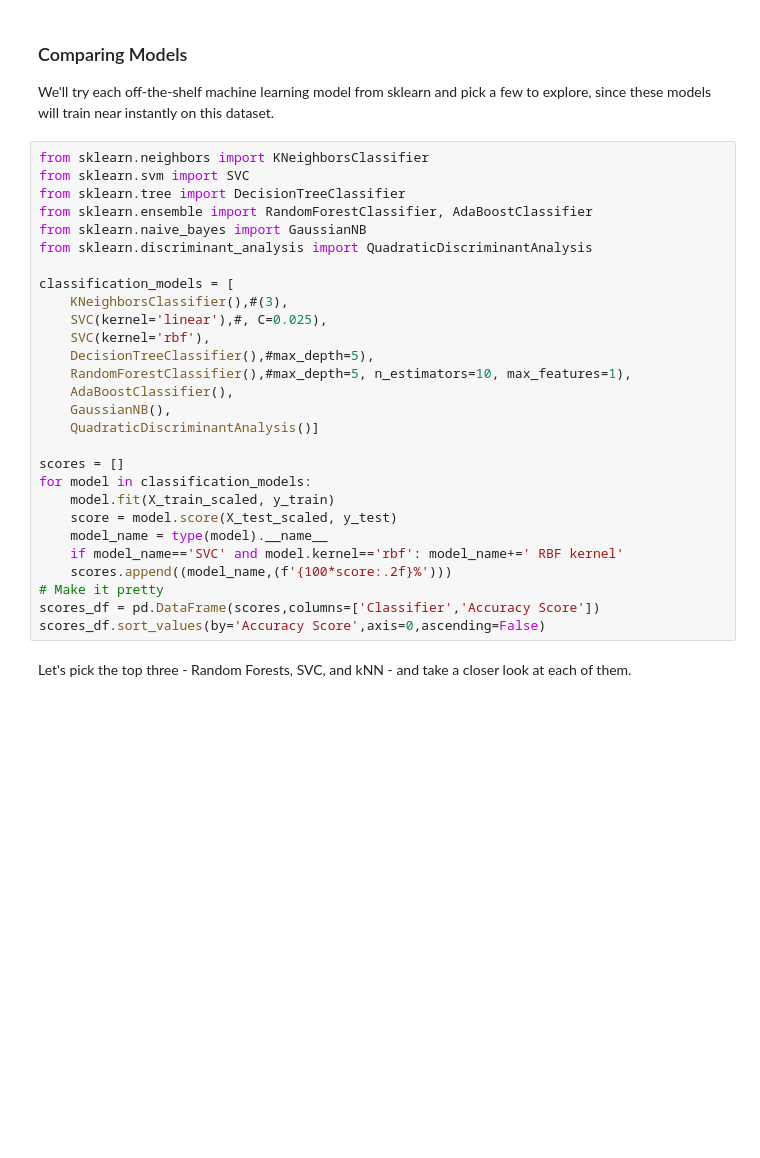
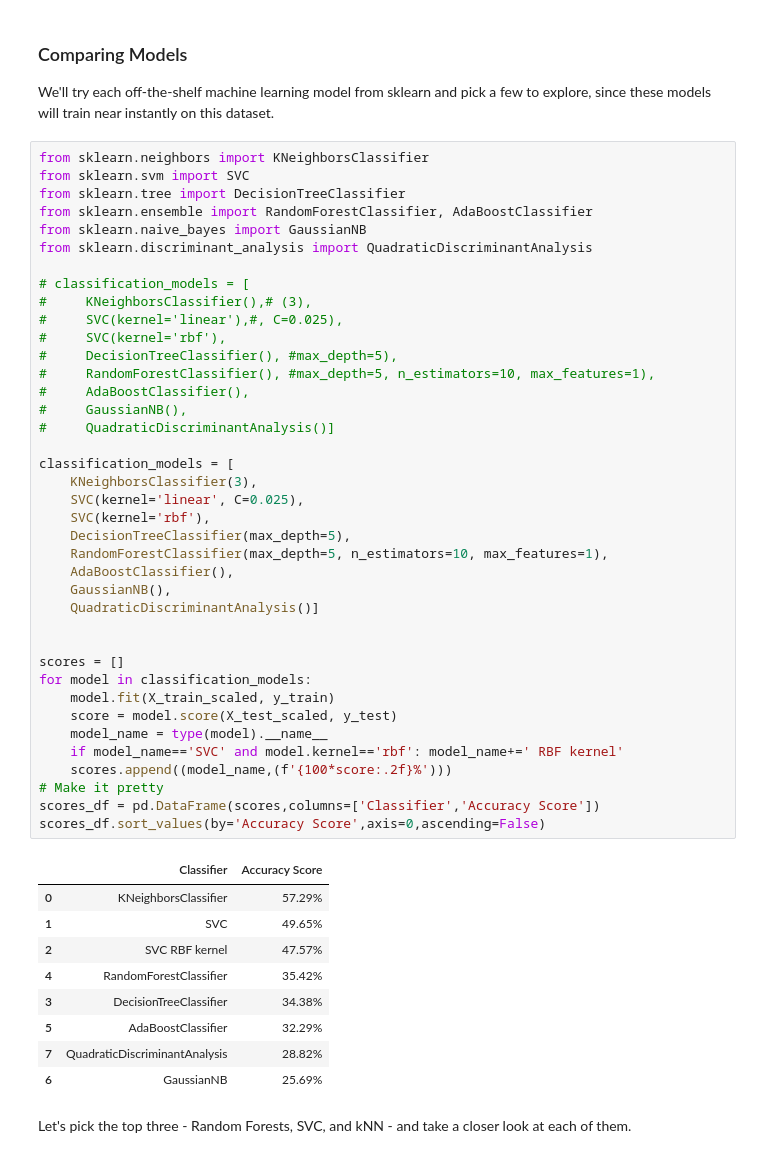
Before and after one commit to anddennn/Week3-ClassicML, a Jupyter notebook: Week_3_MachineLearning.ipynb, the cells around one changed output. Cells and saved outputs as stored; diff of their text form; blank space fills up the shorter version.

```diff
--- a/Week_3_MachineLearning.ipynb
+++ b/Week_3_MachineLearning.ipynb
@@ -465,31 +485,52 @@ We'll try each off-the-shelf machine learning model from sklearn and pick a few
 # %%
 from sklearn.neighbors import KNeighborsClassifier
 from sklearn.svm import SVC
 from sklearn.tree import DecisionTreeClassifier
 from sklearn.ensemble import RandomForestClassifier, AdaBoostClassifier
 from sklearn.naive_bayes import GaussianNB
 from sklearn.discriminant_analysis import QuadraticDiscriminantAnalysis
 
+# classification_models = [
+#     KNeighborsClassifier(),# (3),
+#     SVC(kernel='linear'),#, C=0.025),
+#     SVC(kernel='rbf'),
+#     DecisionTreeClassifier(), #max_depth=5),
+#     RandomForestClassifier(), #max_depth=5, n_estimators=10, max_features=1),
+#     AdaBoostClassifier(),
+#     GaussianNB(),
+#     QuadraticDiscriminantAnalysis()]
+
 classification_models = [
-    KNeighborsClassifier(),#(3),
-    SVC(kernel='linear'),#, C=0.025),
+    KNeighborsClassifier(3),
+    SVC(kernel='linear', C=0.025),
     SVC(kernel='rbf'),
-    DecisionTreeClassifier(),#max_depth=5),
-    RandomForestClassifier(),#max_depth=5, n_estimators=10, max_features=1),
+    DecisionTreeClassifier(max_depth=5),
+    RandomForestClassifier(max_depth=5, n_estimators=10, max_features=1),
     AdaBoostClassifier(),
     GaussianNB(),
     QuadraticDiscriminantAnalysis()]
+
 
 scores = []
 for model in classification_models:
     model.fit(X_train_scaled, y_train)
     score = model.score(X_test_scaled, y_test)
     model_name = type(model).__name__
     if model_name=='SVC' and model.kernel=='rbf': model_name+=' RBF kernel'
     scores.append((model_name,(f'{100*score:.2f}%')))
 # Make it pretty
 scores_df = pd.DataFrame(scores,columns=['Classifier','Accuracy Score'])
 scores_df.sort_values(by='Accuracy Score',axis=0,ascending=False)
+# %% [output]
+|  | Classifier | Accuracy Score |
+| 0 | KNeighborsClassifier | 57.29% |
+| 1 | SVC | 49.65% |
+| 2 | SVC RBF kernel | 47.57% |
+| 4 | RandomForestClassifier | 35.42% |
+| 3 | DecisionTreeClassifier | 34.38% |
+| 5 | AdaBoostClassifier | 32.29% |
+| 7 | QuadraticDiscriminantAnalysis | 28.82% |
+| 6 | GaussianNB | 25.69% |
 # %% [markdown]
 Let's pick the top three - Random Forests, SVC, and kNN - and take a closer look at each of them.
 # %% [markdown]
```
Also changed, not shown: parts of 16 cells of this notebook.
